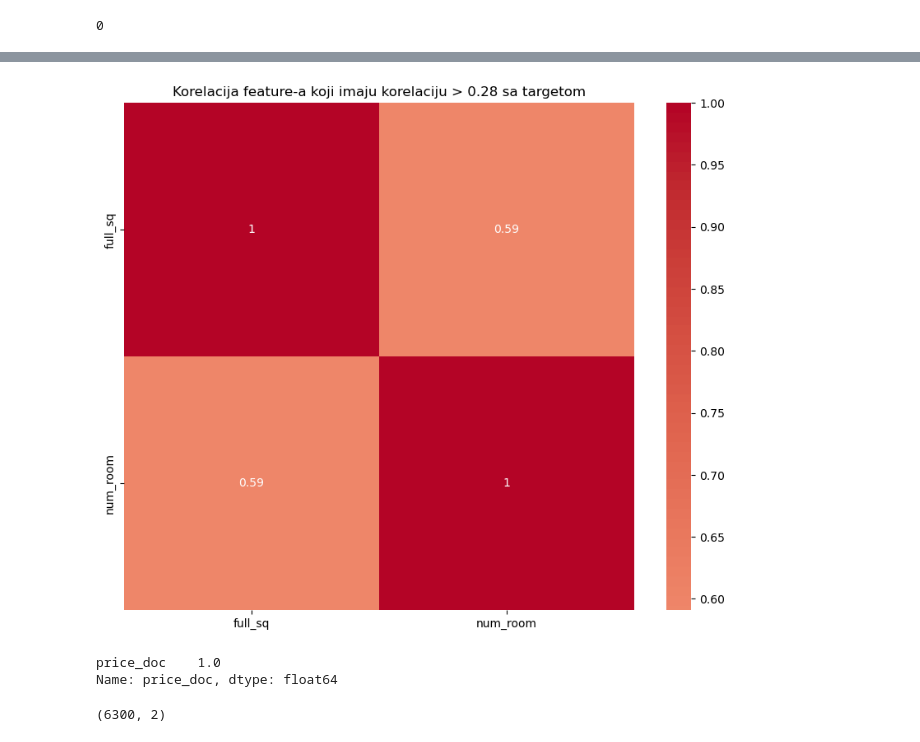
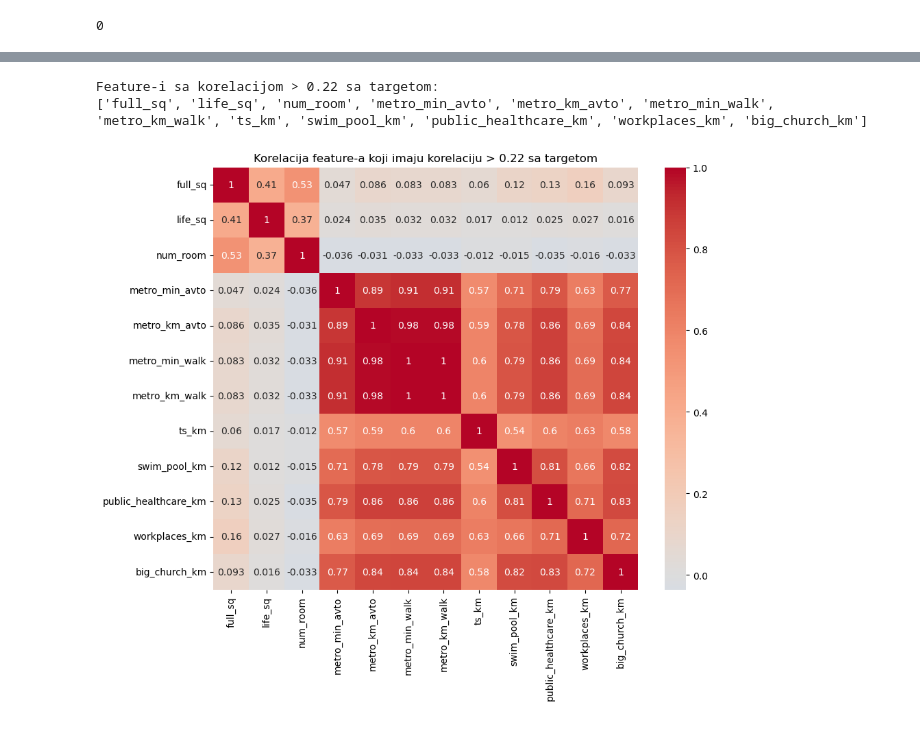
Before and after one commit to aleksaljujic/Sberbank-House-Pricing, a Jupyter notebook: Sberbank_Analiza.ipynb, the cells around one changed output, grey strips where cells are left out. Drawn from its saved outputs; the diff is of its cells as text; code cells hidden in the pictures.

```diff
--- a/Sberbank_Analiza.ipynb
+++ b/Sberbank_Analiza.ipynb
@@ -126,5 +181,3 @@ df["build_age"] = df["year"] - df["build_year"]
-# %%
-df.drop(columns=['year','build_year'], inplace=True)
 # %%
 df.shape
 # %% [output]
@@ -175,3 +234,5 @@ y_train_clean = y_train.loc[mask]
+# %%
+df = df.dropna(subset=["price_doc"]).copy()
 # %%
 plt.figure(figsize=(10,6))
 plt.boxplot(y_train_clean, vert=False, patch_artist=True)
@@ -203,0 +265,2 @@ plt.show()
+# %%
+df["price_doc_log"] = np.log1p(df["price_doc"])
@@ -355,0 +435,11 @@ train_cat_to_num.shape
+# %%
+def columns_selector(train_num_with_target, corr_treshold = 0.25):
+
+    corr_matrix = train_num_with_target.corr(numeric_only=True)
+    target_corr = corr_matrix["price_doc"].drop("price_doc")
+    selected_features = target_corr[target_corr.abs() > corr_treshold].index.tolist()
+
+    print(f"Feature-i sa korelacijom > {corr_treshold} sa targetom:")
+    print(selected_features)
+
+    return selected_features
@@ -388,16 +490,12 @@ Feature-i sa korelacijom > 0.28 sa targetom:
 # %%
+corr_treshold = 0.22
+
+selected_features = columns_selector(train_num_with_target, corr_treshold = corr_treshold)
 plt.figure(figsize=(10,8))
 sns.heatmap(train_num_with_target[selected_features].corr(), annot=True, cmap="coolwarm", center=0)
 plt.title(f"Korelacija feature-a koji imaju korelaciju > {corr_treshold} sa targetom")
 plt.show()
 # %% [output]
+Feature-i sa korelacijom > 0.22 sa targetom:
+['full_sq', 'life_sq', 'num_room', 'metro_min_avto', 'metro_km_avto', 'metro_min_walk', 'metro_km_walk', 'ts_km', 'swim_pool_km', 'public_healthcare_km', 'workplaces_km', 'big_church_km']
-[figure, old version]
+[figure, new version]
-# %%
-train_cat_with_target = train_cat_to_num.copy()
-train_cat_with_target['price_doc'] = y_train
-
-corr = train_cat_with_target.corr()["price_doc"].sort_values(ascending=False)
-print(corr[(corr >= 0.25) | (corr <= -0.25)])
-# %% [output]
-price_doc    1.0
-Name: price_doc, dtype: float64
@@ -406,4 +501,0 @@ train_final = train_num[selected_features].copy()
-# %%
-train_final.shape
-# %% [output]
-(6300, 2)
```
Also changed, not shown: parts of 149 cells of this notebook.
